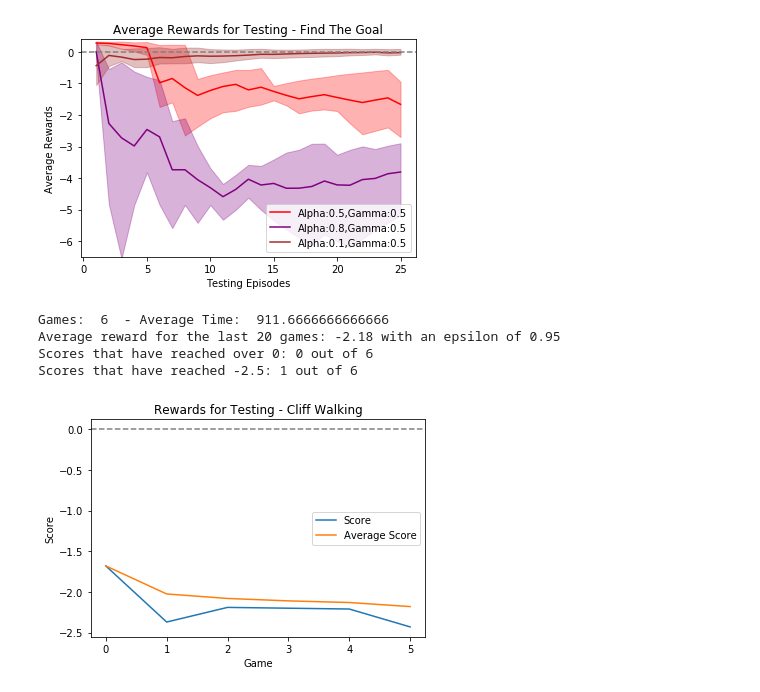
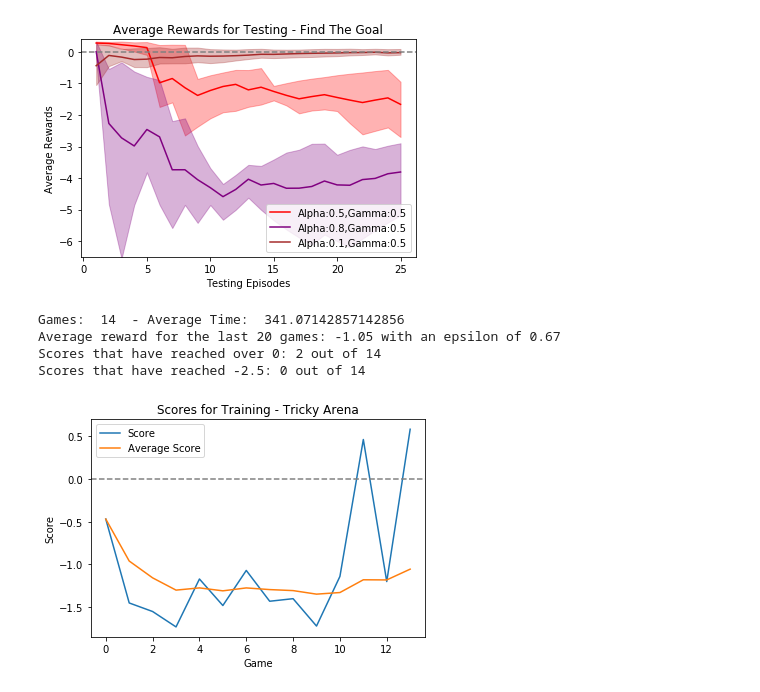
Before and after one commit to mattthelee/Marlo-Double-DQN, a Jupyter notebook: marloAnalysis-Copy1.ipynb, the cells around one changed output. Drawn from its saved outputs; the diff is of its cells as text; code cells hidden in the pictures.

Commit message:
Adding the Tricky Arena.xml

```diff
--- a/marloAnalysis-Copy1.ipynb
+++ b/marloAnalysis-Copy1.ipynb
@@ -8,8 +8,7 @@ from numpy import genfromtxt
 import os
 import math
 # %%
-
-with open('QTable.json') as f:
+with open('QTable_Alpha_0_5_Gamma_1_Decay_0_97.json') as f:
     Qtable = json.load(f)
 print("Length of QTable: " + str(len(Qtable)))
 # %% [output]
@@ -56,0 +72,10 @@ Qtable
+# %%
+for key in Qtable:
+    values = key.split(":")
+    x = int(values[0])
+    z = int(values[1])
+    y = int(values[3])
+    pitch = int(values[4])
+    reward = max(Qtable[key])
+    if y is not 227:
+        print(key)
@@ -367,17 +400,17 @@ def plotScores(file):
 
     plt.plot(averageScores);
     #plt.title("Scores for %s games - total average score is %.3f"%(len(averageScores),averageScores[-1]));
-    plt.title("Rewards for Testing - Cliff Walking")
+    plt.title("Scores for Training - Tricky Arena")
     plt.xlabel("Game");
     plt.ylabel("Score");
     plt.axhline(0,color='grey',linestyle='--')
     plt.legend(["Score","Average Score"])
 # %%
 #plotScores("Results_Alpha_0_8_Gamma_1_Decay_0_98.csv")
-plotScores("qlearningResults.csv")
+plotScores("Results_Alpha_0_5_Gamma_1_Decay_0_97.csv")
 # %% [output]
-Games:  6  - Average Time:  911.6666666666666
-Average reward for the last 20 games: -2.18 with an epsilon of 0.95
-Scores that have reached over 0: 0 out of 6
-Scores that have reached -2.5: 1 out of 6
+Games:  14  - Average Time:  341.07142857142856
+Average reward for the last 20 games: -1.05 with an epsilon of 0.67
+Scores that have reached over 0: 2 out of 14
+Scores that have reached -2.5: 0 out of 14
-[figure, old version]
+[figure, new version]
```
Also changed, not shown: parts of 10 cells of this notebook, 15 other files.
